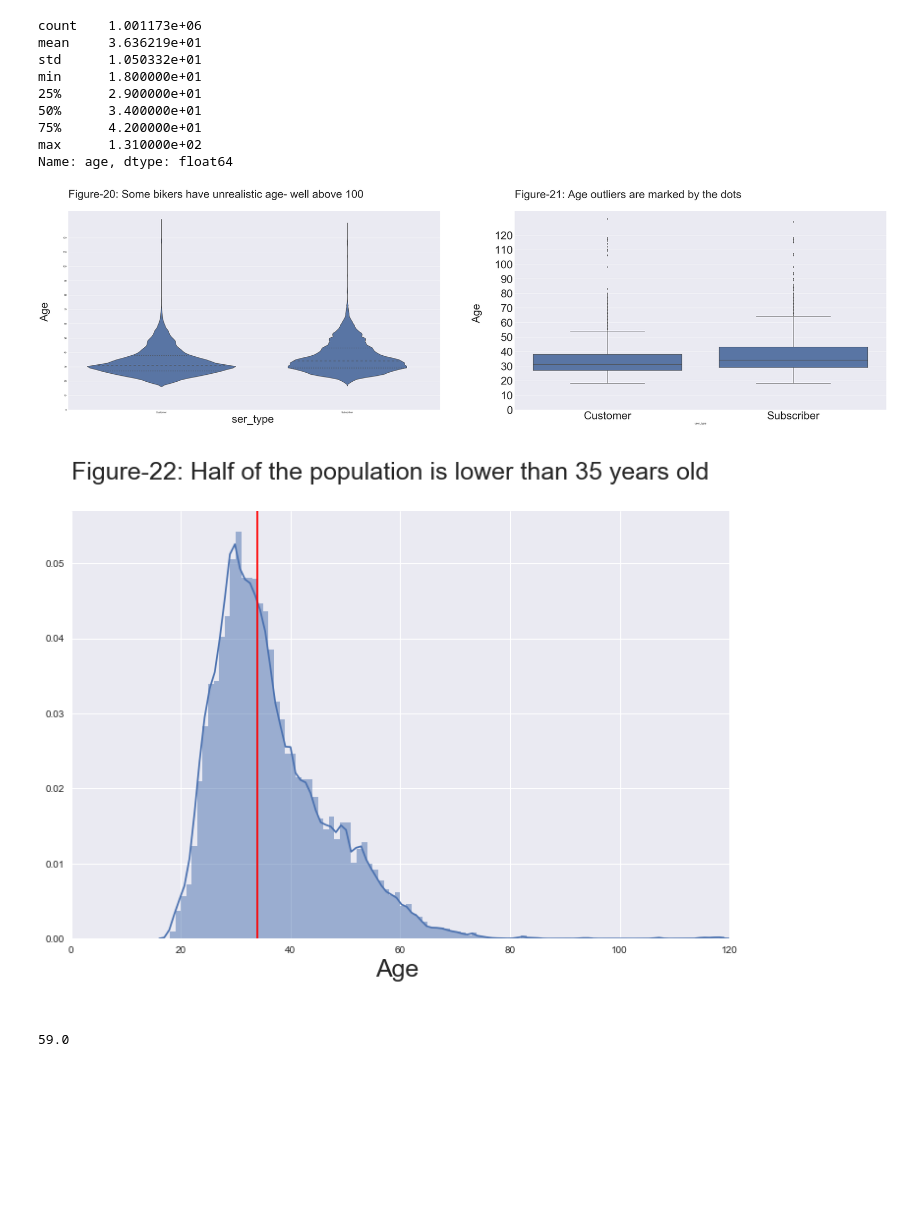
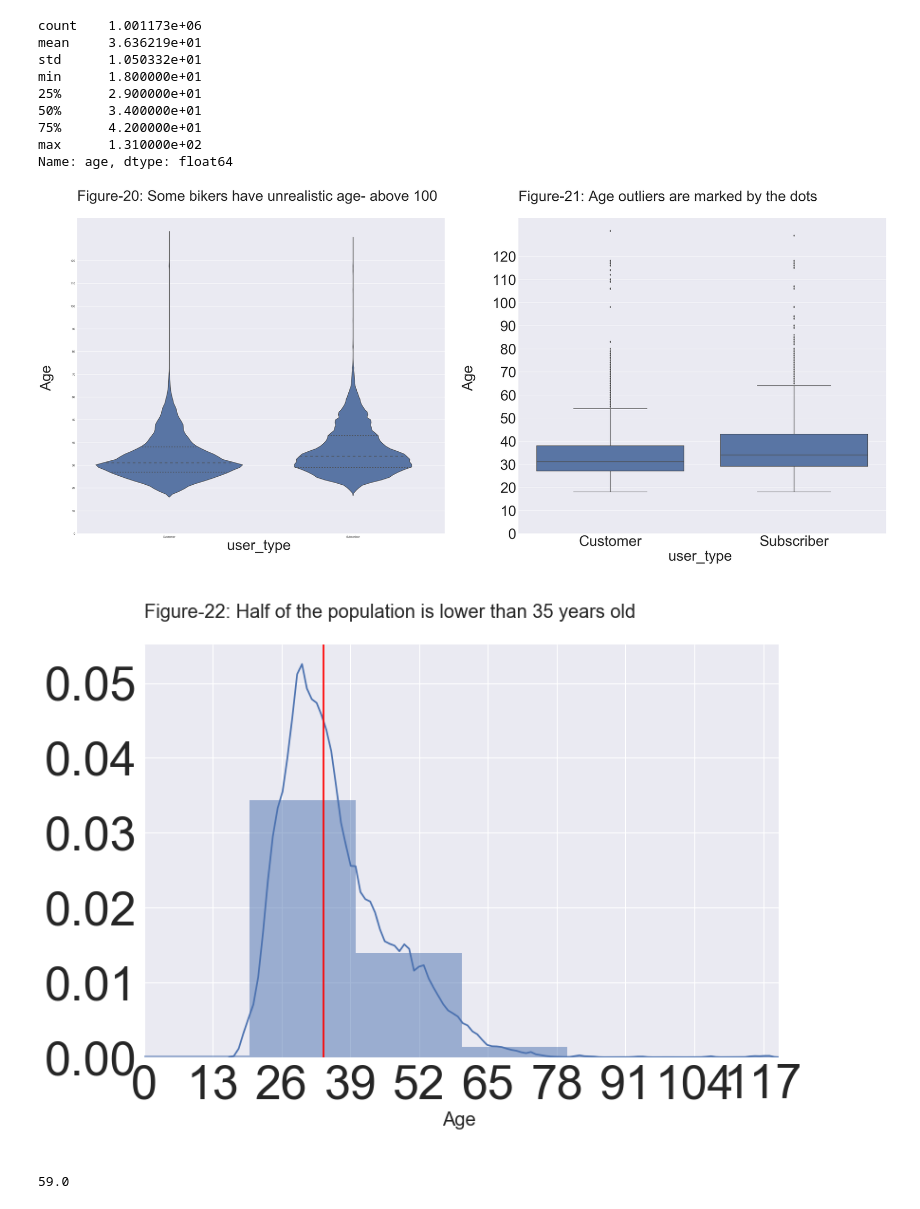
Before and after one commit to jahid-razan/Data-Analyst_Nano_degree_projects, a Jupyter notebook: Data_Story- Age_group and Gender.ipynb, the cells around one changed output. Drawn from its saved outputs; the diff is of its cells as text; code cells hidden in the pictures; blank space fills up the shorter version.

```diff
--- a/Data_Story- Age_group and Gender.ipynb
+++ b/Data_Story- Age_group and Gender.ipynb
@@ -63,47 +63,47 @@ min      1.800000e+01
 max      1.310000e+02
 Name: age, dtype: float64
 # %%
-plt.figure(figsize = [60, 15])
+plt.figure(figsize = [50, 20])
+sns.set(style="darkgrid")
+# left plot: violin plot
 base_color = sns.color_palette()[0]
-sns.set(style="darkgrid")
 plt.subplot(1, 2, 1)
-# left plot: violin plot
 sns.violinplot(data = df, x = 'user_type', y = 'age', color = base_color, inner = 'quartile')
-plt.title('Figure-20: Some bikers have unrealistic age- well above 100\n',fontsize=45,loc="left")
-plt.rc('xtick',labelsize=45)
-plt.rc('ytick',labelsize=45)
-plt.ylabel("Age \n",fontsize=45)
+plt.title('Figure-20: Some bikers have unrealistic age- above 100\n',fontsize=50,loc="left")
+plt.xlabel("user_type \n",fontsize=50)
+plt.ylabel("Age \n",fontsize=50)
+plt.rc('xtick',labelsize=50)
+plt.rc('ytick',labelsize=50)
 plt.yticks(np.arange(0, 130, 10))
-plt.xlabel("ser_type \n",fontsize=45)
 sns.despine(bottom=True, left=True)
 
-
 plt.subplot(1, 2, 2)
-# left plot: violin plot
 sns.boxplot(data = df, x = 'user_type', y = 'age', color = base_color)
-plt.title('Figure-21: Age outliers are marked by the dots \n',fontsize=45,loc="left")
-plt.rc('xtick',labelsize=45)
-plt.rc('ytick',labelsize=45)
+plt.title('Figure-21: Age outliers are marked by the dots\n',fontsize=50,loc="left")
+plt.xlabel("user_type \n",fontsize=50)
+plt.ylabel("Age \n",fontsize=50)
+plt.rc('xtick',labelsize=50)
+plt.rc('ytick',labelsize=50)
 plt.yticks(np.arange(0, 130, 10))
-plt.ylabel("Age  \n",fontsize=45)
 sns.despine(bottom=True, left=True)
 # %% [output]
-[figure, old version]
+[figure, new version]
 # %%
 plt.figure(figsize = [12, 8])
-sns.set(style="darkgrid")
-bin_edges = np.arange(0, df['age'].max()+1, 1)
+bin_edges = np.arange(0, df['age'].max()+1, 20)
 sns.distplot(df['age'], bins = bin_edges, kde = True,
             hist_kws = {'alpha' : 0.5})
 plt.axvline(df.age.median(), c = 'red')
-plt.title('Figure-22: Half of the population is lower than 35 years old \n',fontsize=25,loc="left")
-plt.xlabel("Age \n",fontsize=25)
+plt.title('Figure-22: Half of the population is lower than 35 years old \n',fontsize=20,loc="left")
+plt.xlabel("Age \n",fontsize=20)
 plt.xlim(0, 120)
-plt.rc('xtick',labelsize=35)
-plt.rc('ytick',labelsize=35)
+plt.xticks(np.arange(0, 130, 13))
+plt.rc('xtick',labelsize=20)
+plt.rc('ytick',labelsize=20)
 sns.despine(bottom=True, left=True)
+sns.despine(bottom=True, left=True)
 # %% [output]
-[figure, old version]
+[figure, new version]
 # %%
 # Calculaitng 99% percentile
 ninetynine_percentile_age = np.percentile(df.age, 97)
```
Also changed, not shown: parts of 14 cells of this notebook, 1 other file.
